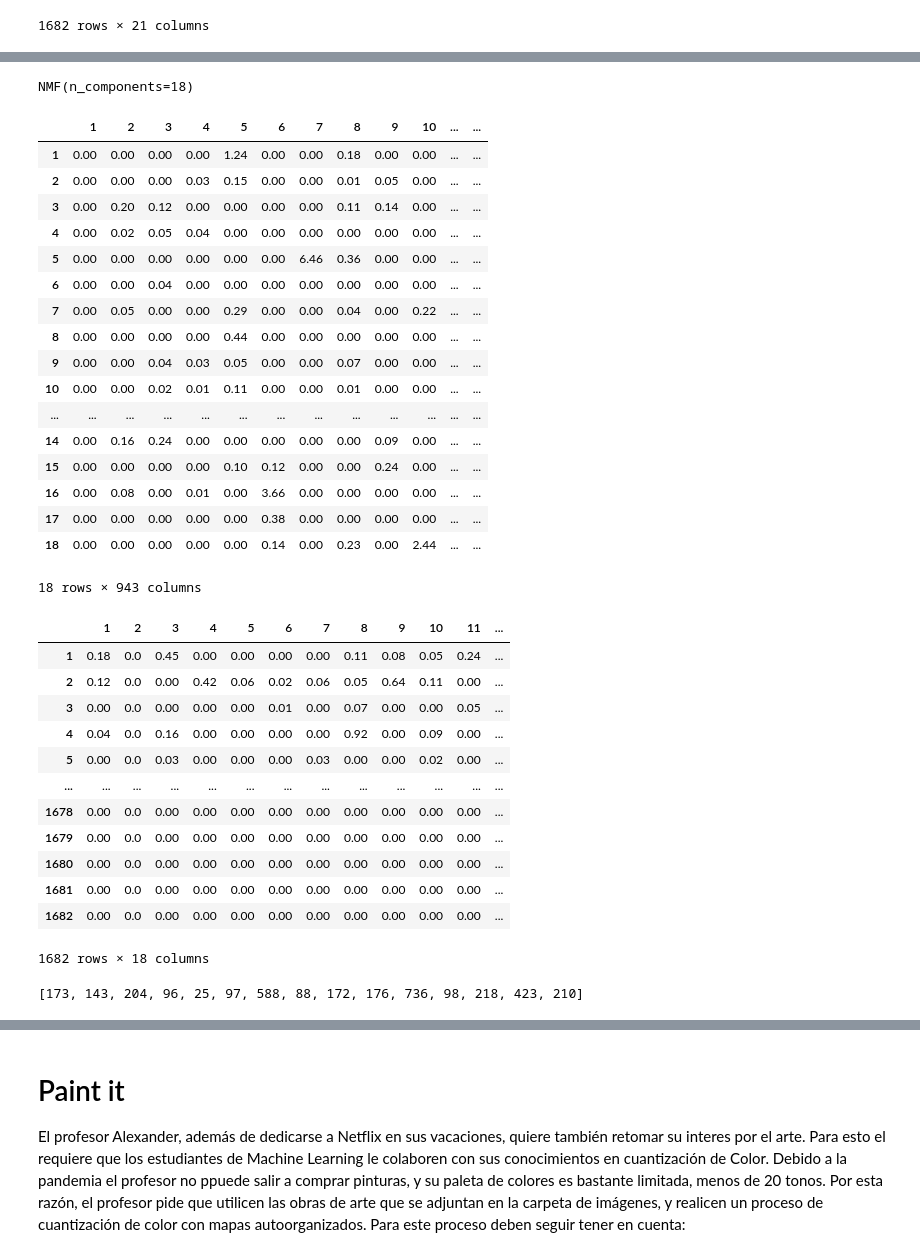
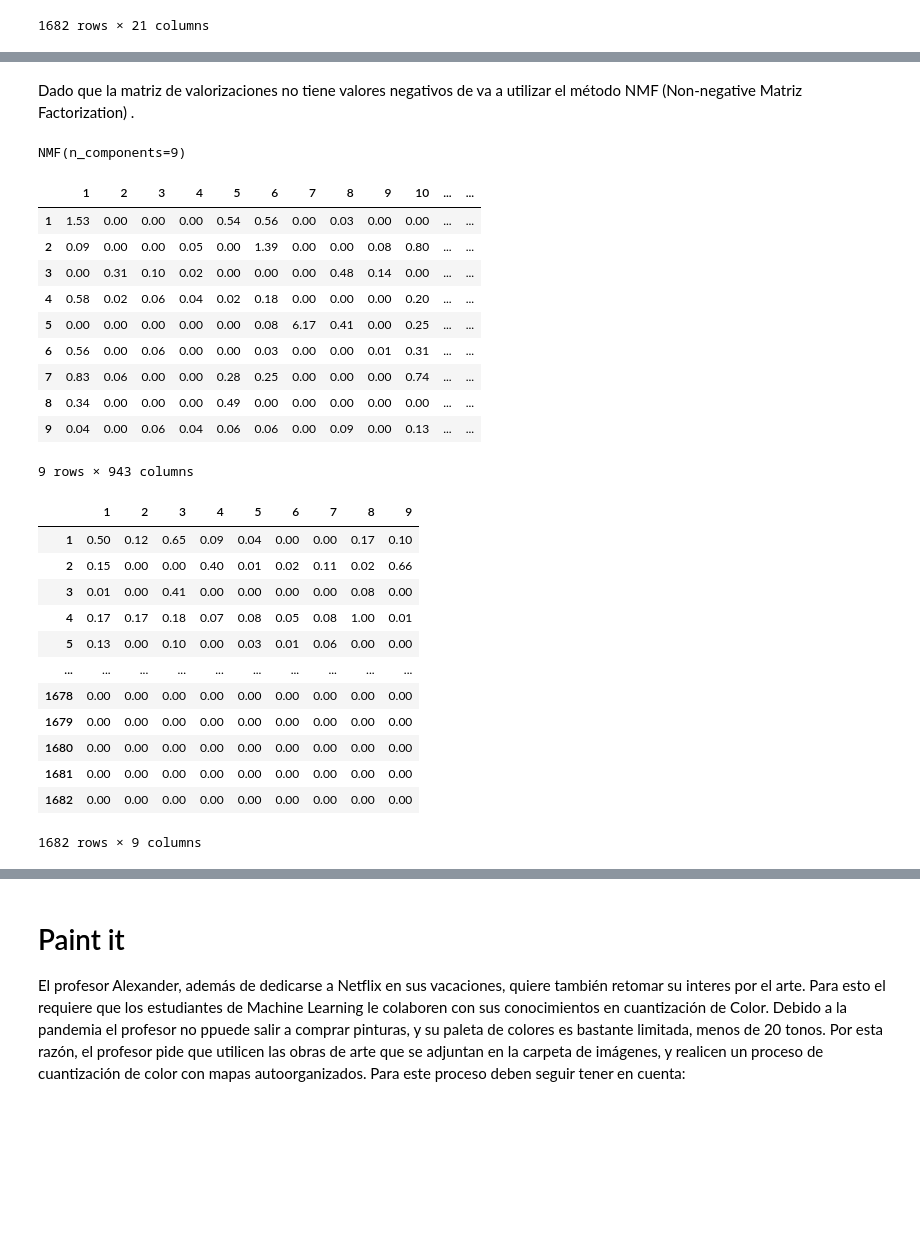
Before and after one commit to Santiago1325/Unsupervised-Learning, a Jupyter notebook: Proyecto 3 Unsupervised Learning.ipynb, the cells around one changed output, grey strips where cells are left out. Cells and saved outputs as stored; diff of their text form; code cells hidden in the pictures; blank space fills up the shorter version.

```diff
--- a/Proyecto 3 Unsupervised Learning.ipynb
+++ b/Proyecto 3 Unsupervised Learning.ipynb
@@ -105,52 +117,42 @@ M1
+# %% [markdown]
+Dado que la matriz de valorizaciones no tiene valores negativos de va a utilizar el método NMF (Non-negative Matriz Factorization) .
 # %%
-nmf = NMF(18)
+grupos = 9
+nmf = NMF(grupos)
 nmf.fit(M1)
 # %% [output]
-NMF(n_components=18)
+NMF(n_components=9)
 # %%
 H = pd.DataFrame(np.round(nmf.components_,2), columns=M1.columns)
-H.index = [str(x) for x in range(1,19)]
+H.index = [str(x) for x in range(1,grupos+1)]
 H
 # %% [output]
 |  | 1 | 2 | 3 | 4 | 5 | 6 | 7 | 8 | 9 | 10 | ... | ... |
-| 1 | 0.00 | 0.00 | 0.00 | 0.00 | 1.24 | 0.00 | 0.00 | 0.18 | 0.00 | 0.00 | ... | ... |
-| 2 | 0.00 | 0.00 | 0.00 | 0.03 | 0.15 | 0.00 | 0.00 | 0.01 | 0.05 | 0.00 | ... | ... |
-| 3 | 0.00 | 0.20 | 0.12 | 0.00 | 0.00 | 0.00 | 0.00 | 0.11 | 0.14 | 0.00 | ... | ... |
-| 4 | 0.00 | 0.02 | 0.05 | 0.04 | 0.00 | 0.00 | 0.00 | 0.00 | 0.00 | 0.00 | ... | ... |
-| 5 | 0.00 | 0.00 | 0.00 | 0.00 | 0.00 | 0.00 | 6.46 | 0.36 | 0.00 | 0.00 | ... | ... |
-| 6 | 0.00 | 0.00 | 0.04 | 0.00 | 0.00 | 0.00 | 0.00 | 0.00 | 0.00 | 0.00 | ... | ... |
-| 7 | 0.00 | 0.05 | 0.00 | 0.00 | 0.29 | 0.00 | 0.00 | 0.04 | 0.00 | 0.22 | ... | ... |
-| 8 | 0.00 | 0.00 | 0.00 | 0.00 | 0.44 | 0.00 | 0.00 | 0.00 | 0.00 | 0.00 | ... | ... |
-| 9 | 0.00 | 0.00 | 0.04 | 0.03 | 0.05 | 0.00 | 0.00 | 0.07 | 0.00 | 0.00 | ... | ... |
-| 10 | 0.00 | 0.00 | 0.02 | 0.01 | 0.11 | 0.00 | 0.00 | 0.01 | 0.00 | 0.00 | ... | ... |
-| ... | ... | ... | ... | ... | ... | ... | ... | ... | ... | ... | ... | ... |
-| 14 | 0.00 | 0.16 | 0.24 | 0.00 | 0.00 | 0.00 | 0.00 | 0.00 | 0.09 | 0.00 | ... | ... |
-| 15 | 0.00 | 0.00 | 0.00 | 0.00 | 0.10 | 0.12 | 0.00 | 0.00 | 0.24 | 0.00 | ... | ... |
-| 16 | 0.00 | 0.08 | 0.00 | 0.01 | 0.00 | 3.66 | 0.00 | 0.00 | 0.00 | 0.00 | ... | ... |
-| 17 | 0.00 | 0.00 | 0.00 | 0.00 | 0.00 | 0.38 | 0.00 | 0.00 | 0.00 | 0.00 | ... | ... |
-| 18 | 0.00 | 0.00 | 0.00 | 0.00 | 0.00 | 0.14 | 0.00 | 0.23 | 0.00 | 2.44 | ... | ... |
+| 1 | 1.53 | 0.00 | 0.00 | 0.00 | 0.54 | 0.56 | 0.00 | 0.03 | 0.00 | 0.00 | ... | ... |
+| 2 | 0.09 | 0.00 | 0.00 | 0.05 | 0.00 | 1.39 | 0.00 | 0.00 | 0.08 | 0.80 | ... | ... |
+| 3 | 0.00 | 0.31 | 0.10 | 0.02 | 0.00 | 0.00 | 0.00 | 0.48 | 0.14 | 0.00 | ... | ... |
+| 4 | 0.58 | 0.02 | 0.06 | 0.04 | 0.02 | 0.18 | 0.00 | 0.00 | 0.00 | 0.20 | ... | ... |
+| 5 | 0.00 | 0.00 | 0.00 | 0.00 | 0.00 | 0.08 | 6.17 | 0.41 | 0.00 | 0.25 | ... | ... |
+| 6 | 0.56 | 0.00 | 0.06 | 0.00 | 0.00 | 0.03 | 0.00 | 0.00 | 0.01 | 0.31 | ... | ... |
+| 7 | 0.83 | 0.06 | 0.00 | 0.00 | 0.28 | 0.25 | 0.00 | 0.00 | 0.00 | 0.74 | ... | ... |
+| 8 | 0.34 | 0.00 | 0.00 | 0.00 | 0.49 | 0.00 | 0.00 | 0.00 | 0.00 | 0.00 | ... | ... |
+| 9 | 0.04 | 0.00 | 0.06 | 0.04 | 0.06 | 0.06 | 0.00 | 0.09 | 0.00 | 0.13 | ... | ... |
-18 rows × 943 columns
+9 rows × 943 columns
 # %%
 W = pd.DataFrame(np.round(nmf.transform(X),2), columns=H.index)
 W.index = M1.index
 W
 # %% [output]
-|  | 1 | 2 | 3 | 4 | 5 | 6 | 7 | 8 | 9 | 10 | 11 | ... |
-| 1 | 0.18 | 0.0 | 0.45 | 0.00 | 0.00 | 0.00 | 0.00 | 0.11 | 0.08 | 0.05 | 0.24 | ... |
-| 2 | 0.12 | 0.0 | 0.00 | 0.42 | 0.06 | 0.02 | 0.06 | 0.05 | 0.64 | 0.11 | 0.00 | ... |
-| 3 | 0.00 | 0.0 | 0.00 | 0.00 | 0.00 | 0.01 | 0.00 | 0.07 | 0.00 | 0.00 | 0.05 | ... |
-| 4 | 0.04 | 0.0 | 0.16 | 0.00 | 0.00 | 0.00 | 0.00 | 0.92 | 0.00 | 0.09 | 0.00 | ... |
-| 5 | 0.00 | 0.0 | 0.03 | 0.00 | 0.00 | 0.00 | 0.03 | 0.00 | 0.00 | 0.02 | 0.00 | ... |
-| ... | ... | ... | ... | ... | ... | ... | ... | ... | ... | ... | ... | ... |
-| 1678 | 0.00 | 0.0 | 0.00 | 0.00 | 0.00 | 0.00 | 0.00 | 0.00 | 0.00 | 0.00 | 0.00 | ... |
-| 1679 | 0.00 | 0.0 | 0.00 | 0.00 | 0.00 | 0.00 | 0.00 | 0.00 | 0.00 | 0.00 | 0.00 | ... |
-| 1680 | 0.00 | 0.0 | 0.00 | 0.00 | 0.00 | 0.00 | 0.00 | 0.00 | 0.00 | 0.00 | 0.00 | ... |
-| 1681 | 0.00 | 0.0 | 0.00 | 0.00 | 0.00 | 0.00 | 0.00 | 0.00 | 0.00 | 0.00 | 0.00 | ... |
-| 1682 | 0.00 | 0.0 | 0.00 | 0.00 | 0.00 | 0.00 | 0.00 | 0.00 | 0.00 | 0.00 | 0.00 | ... |
+|  | 1 | 2 | 3 | 4 | 5 | 6 | 7 | 8 | 9 |
+| 1 | 0.50 | 0.12 | 0.65 | 0.09 | 0.04 | 0.00 | 0.00 | 0.17 | 0.10 |
+| 2 | 0.15 | 0.00 | 0.00 | 0.40 | 0.01 | 0.02 | 0.11 | 0.02 | 0.66 |
+| 3 | 0.01 | 0.00 | 0.41 | 0.00 | 0.00 | 0.00 | 0.00 | 0.08 | 0.00 |
+| 4 | 0.17 | 0.17 | 0.18 | 0.07 | 0.08 | 0.05 | 0.08 | 1.00 | 0.01 |
+| 5 | 0.13 | 0.00 | 0.10 | 0.00 | 0.03 | 0.01 | 0.06 | 0.00 | 0.00 |
+| ... | ... | ... | ... | ... | ... | ... | ... | ... | ... |
+| 1678 | 0.00 | 0.00 | 0.00 | 0.00 | 0.00 | 0.00 | 0.00 | 0.00 | 0.00 |
+| 1679 | 0.00 | 0.00 | 0.00 | 0.00 | 0.00 | 0.00 | 0.00 | 0.00 | 0.00 |
+| 1680 | 0.00 | 0.00 | 0.00 | 0.00 | 0.00 | 0.00 | 0.00 | 0.00 | 0.00 |
+| 1681 | 0.00 | 0.00 | 0.00 | 0.00 | 0.00 | 0.00 | 0.00 | 0.00 | 0.00 |
+| 1682 | 0.00 | 0.00 | 0.00 | 0.00 | 0.00 | 0.00 | 0.00 | 0.00 | 0.00 |
-1682 rows × 18 columns
+1682 rows × 9 columns
-# %%
-maximos = W['1'].nlargest(15)
-indices = [int(x) for x in maximos.index.array]
-indices
-# %% [output]
-[173, 143, 204, 96, 25, 97, 588, 88, 172, 176, 736, 98, 218, 423, 210]
```
Also changed, not shown: parts of 49 cells of this notebook.
